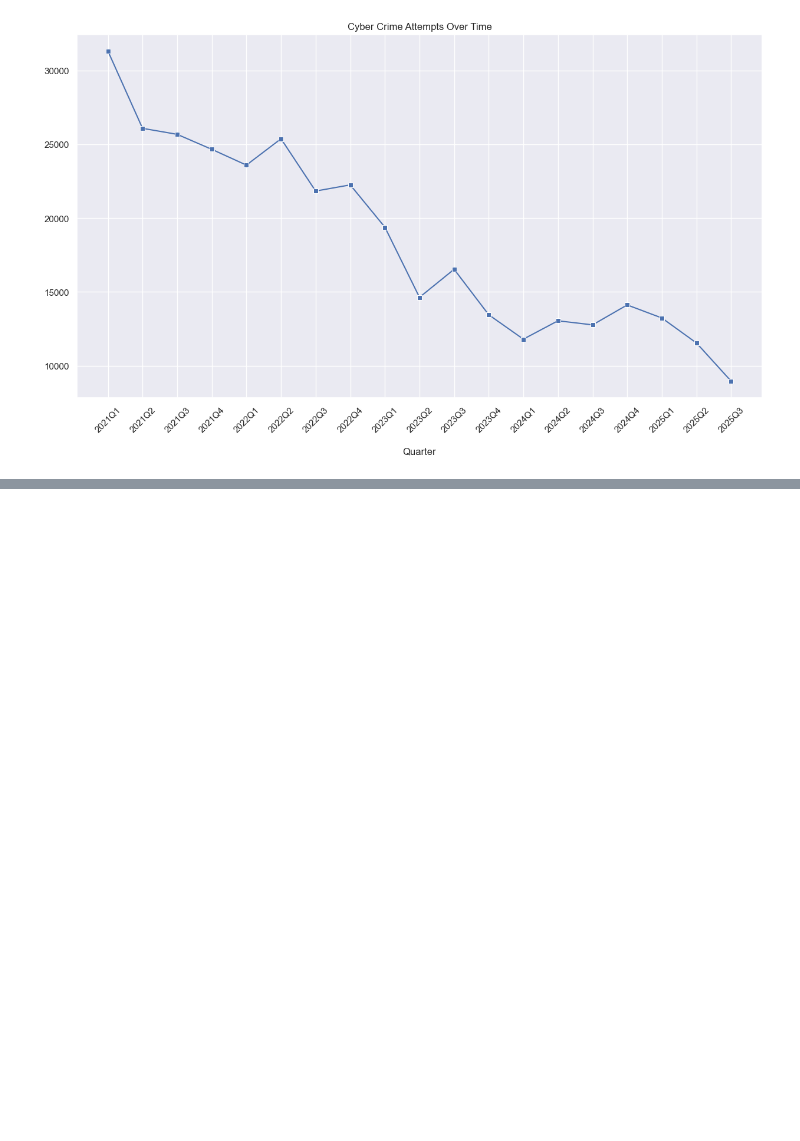
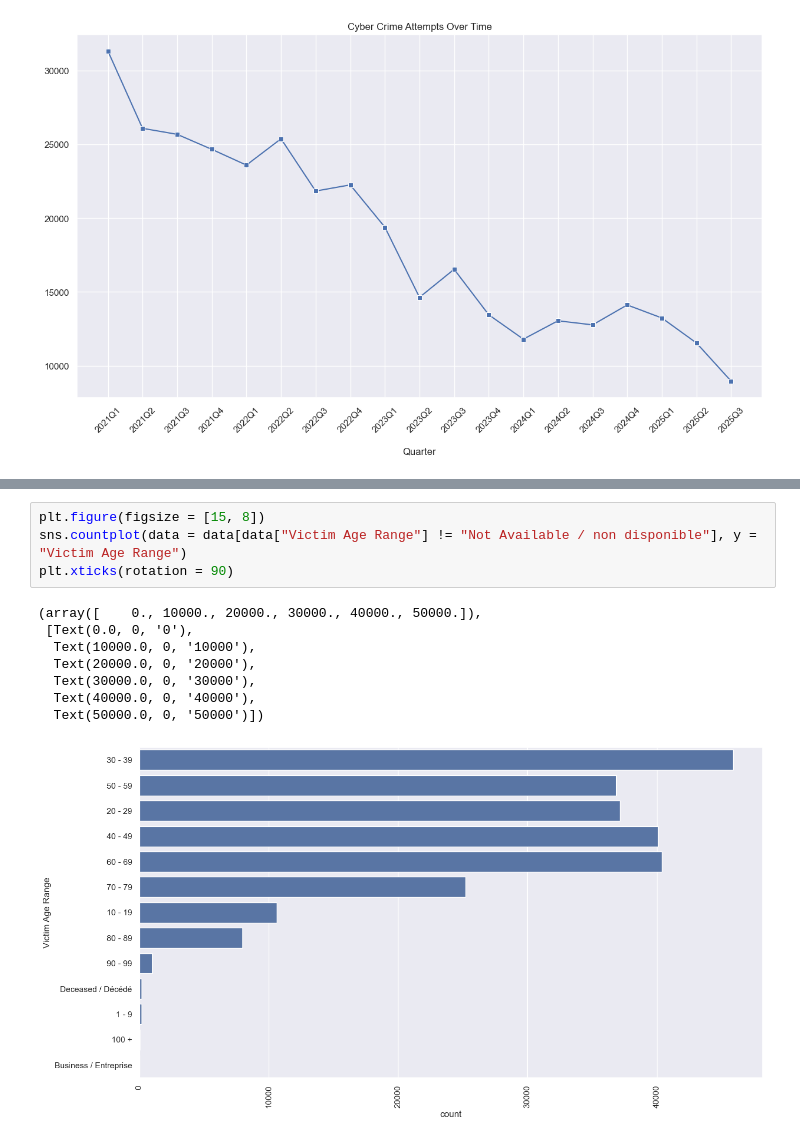
Before and after one commit to jibnorge/Canadian-Fraud-And-Cybercrime-Analysis, a Jupyter notebook: analysis.ipynb, the cells around one changed output, grey strips where cells are left out. Saved outputs shown, nothing was run; the diff lists cells and outputs as text; blank space fills up the shorter version.

```diff
--- a/analysis.ipynb
+++ b/analysis.ipynb
@@ -256,0 +430,13 @@ plt.show()
+# %%
+plt.figure(figsize = [15, 8])
+sns.countplot(data = data[data["Victim Age Range"] != "Not Available / non disponible"], y = "Victim Age Range")
+plt.xticks(rotation = 90)
+# %% [output]
+(array([    0., 10000., 20000., 30000., 40000., 50000.]),
+ [Text(0.0, 0, '0'),
+  Text(10000.0, 0, '10000'),
+  Text(20000.0, 0, '20000'),
+  Text(30000.0, 0, '30000'),
+  Text(40000.0, 0, '40000'),
+  Text(50000.0, 0, '50000')])
+[figure, added]
```
Also changed, not shown: parts of 18 cells of this notebook.
